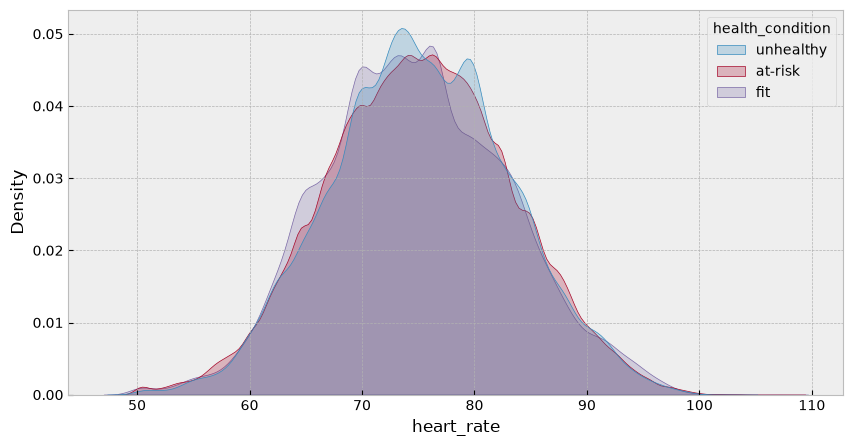
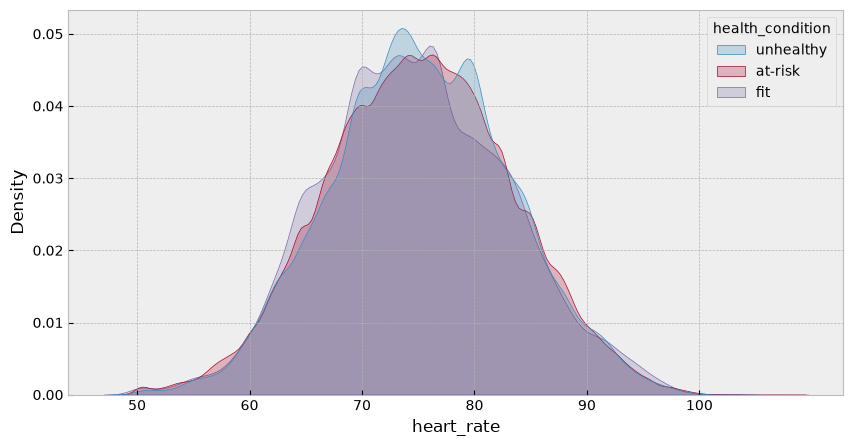
The change to this notebook cell's code, shown as a diff; its figure went from the first image to the second:
--- before
+++ after
@@ -1,4 +1 @@
-plt.figure(figsize=(10, 5))
-sns.kdeplot(data=df, x='heart_rate', hue='health_condition', fill=True, common_norm=False)
-plt.title('')
-plt.show()
+sns_kde(data=df,x='heart_rate',hue='health_condition',figsize=(10, 5),step=10)

Commit: myplotadd